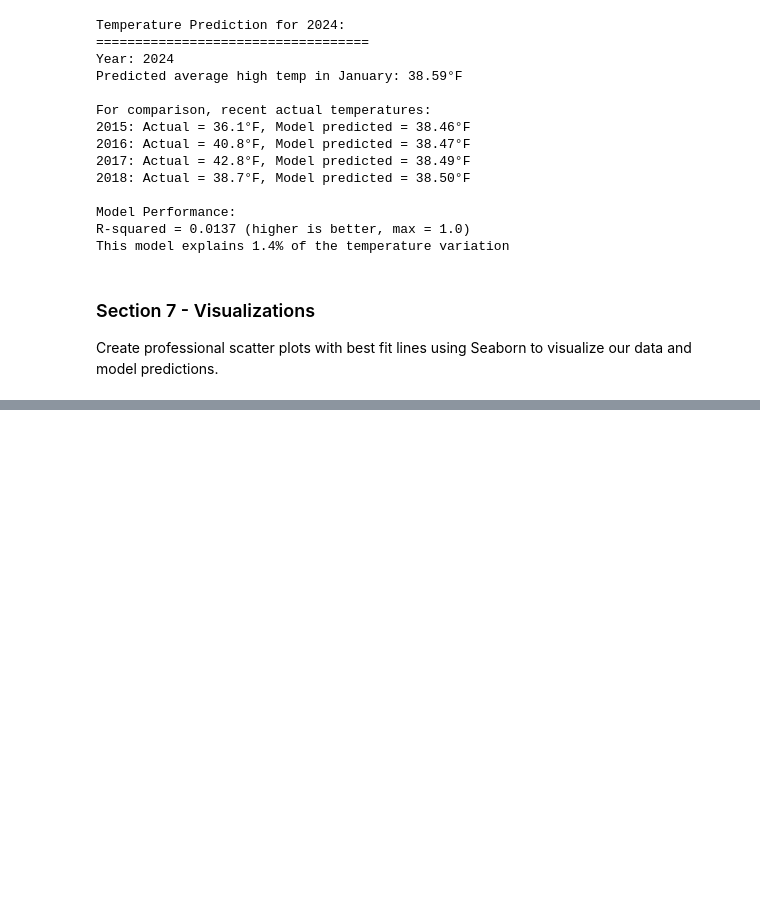
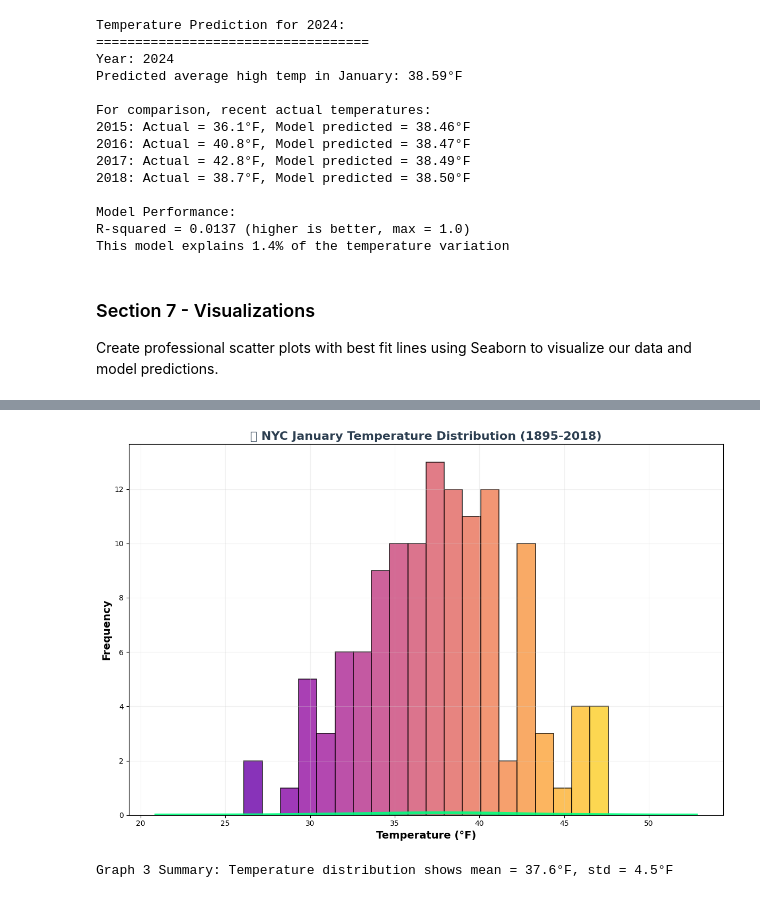
Before and after one commit to ksteele3712/datafun-07_ml, a Jupyter notebook: kristinesteele_ml.ipynb, the cells around one changed output, grey strips where cells are left out. Cells and saved outputs as stored; diff of their text form; code cells hidden in the pictures; blank space fills up the shorter version.

```diff
--- a/kristinesteele_ml.ipynb
+++ b/kristinesteele_ml.ipynb
@@ -467,0 +508,26 @@ Create professional scatter plots with best fit lines using Seaborn to visualize
+# %%
+# Graph 3: Temperature distribution histogram with KDE - Multi-color gradient
+plt.figure(figsize=(12, 8))
+
+# Create a beautiful gradient histogram using multiple colors
+n, bins, patches = plt.hist(nyc_df['Temperature'], bins=20, alpha=0.8, edgecolor='black', linewidth=1.2)
+
+# Create a colorful gradient from cool to warm colors
+colors = plt.cm.plasma(np.linspace(0.2, 0.9, len(patches)))  # Plasma colormap for vibrant colors
+for patch, color in zip(patches, colors):
+    patch.set_facecolor(color)
+
+# Add KDE curve with contrasting color
+sns.kdeplot(data=nyc_df, x='Temperature', color='#00FF7F', linewidth=4, alpha=0.9)  # Bright spring green
+
+plt.title('🌈 NYC January Temperature Distribution (1895-2018)', fontsize=16, fontweight='bold', color='#2C3E50')
+plt.xlabel('Temperature (°F)', fontsize=14, fontweight='bold')
+plt.ylabel('Frequency', fontsize=14, fontweight='bold')
+plt.grid(True, alpha=0.3, color='lightgray')
+plt.tight_layout()
+plt.show()
+
+print(f"Graph 3 Summary: Temperature distribution shows mean = {nyc_df['Temperature'].mean():.1f}°F, std = {nyc_df['Temperature'].std():.1f}°F")
+# %% [output]
+[figure, added]
+Graph 3 Summary: Temperature distribution shows mean = 37.6°F, std = 4.5°F
```
Also changed, not shown: parts of 18 cells of this notebook, 1 other file.
